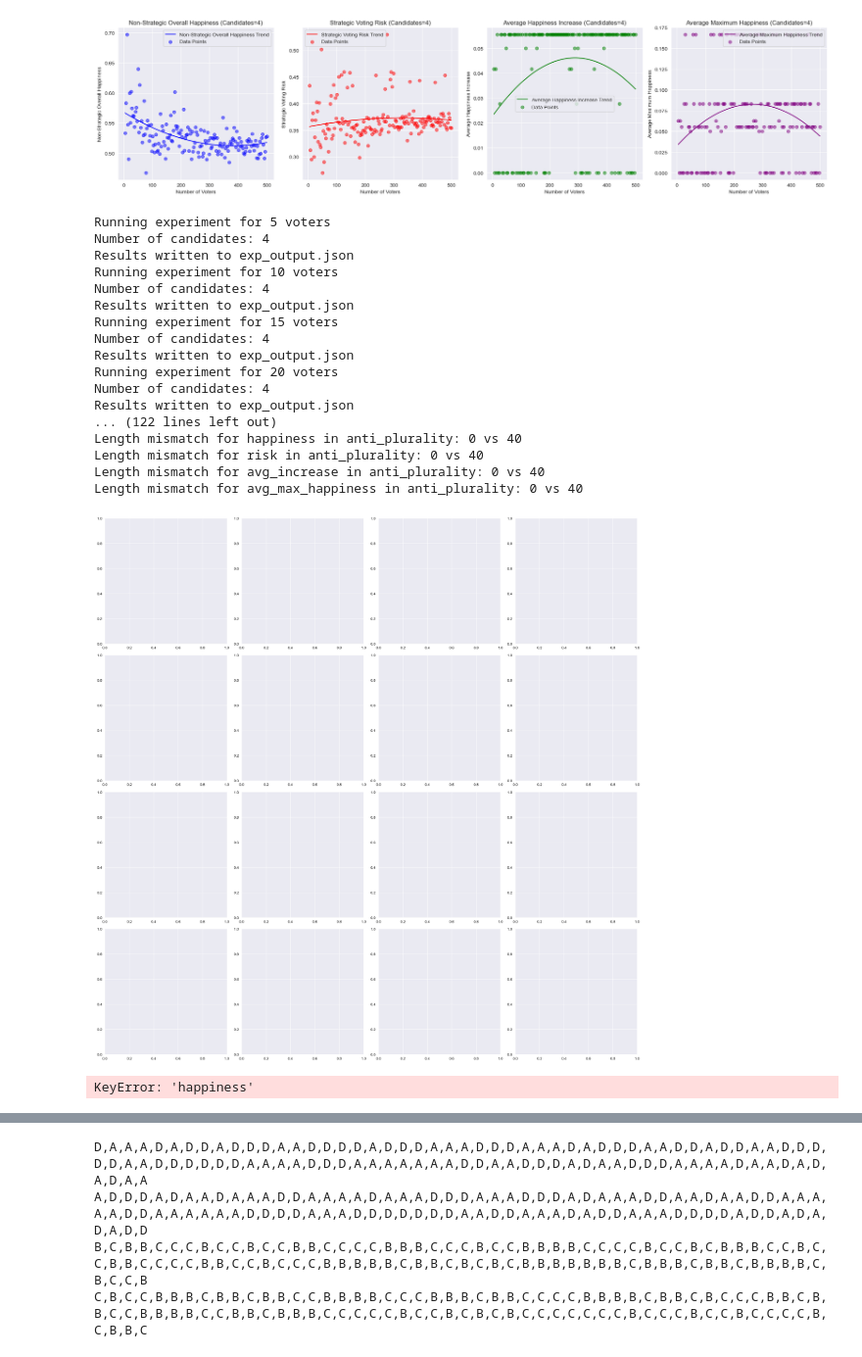
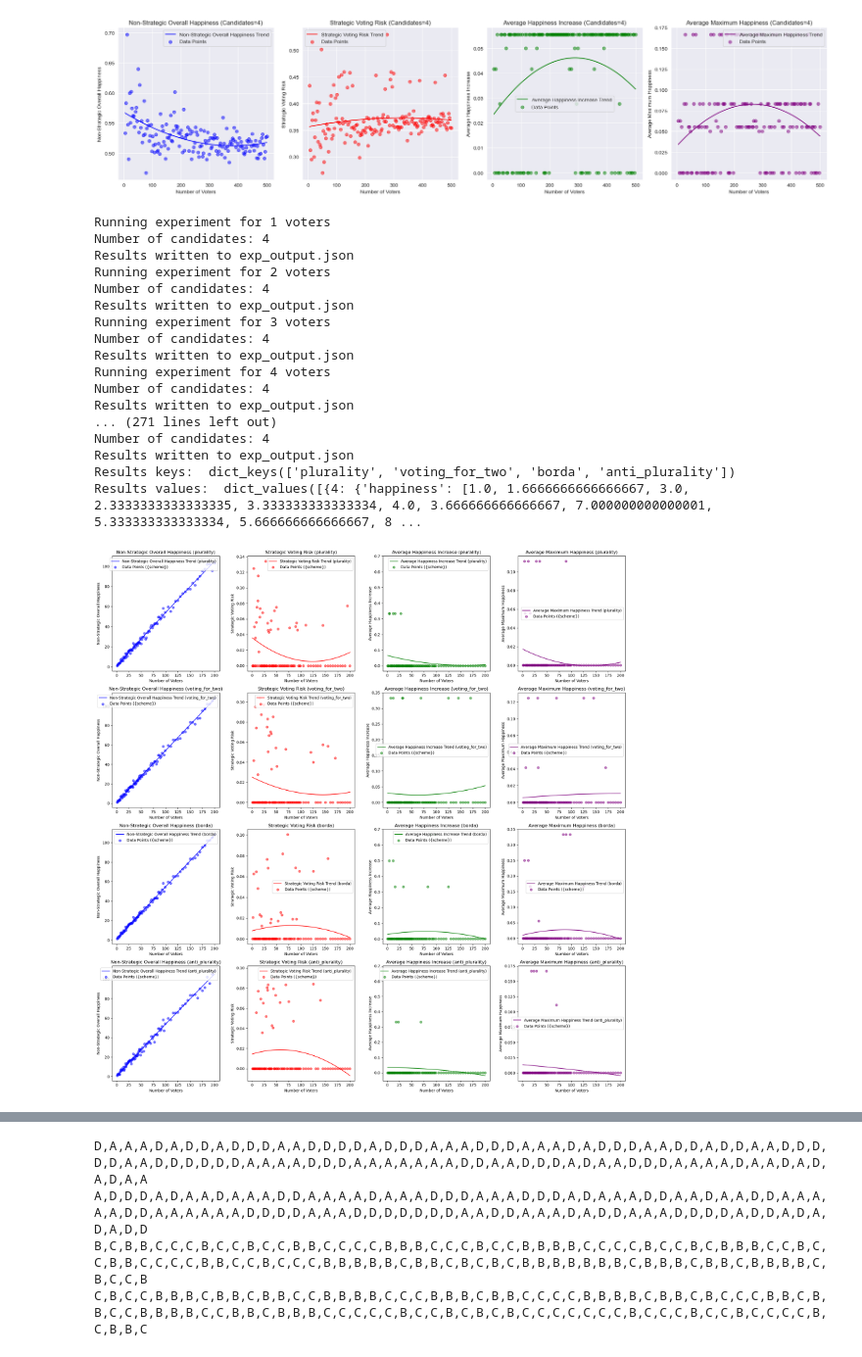
Before and after one commit to matsspoelgen/ams-tva, a Jupyter notebook: exp/experiments.ipynb, the cells around one changed output, grey strips where cells are left out. Shown at 98% size. Cells and saved outputs as stored; diff of their text form; code cells hidden in the pictures.

Commit message:
generate plots for all schemes

```diff
--- a/exp/experiments.ipynb
+++ b/exp/experiments.ipynb
@@ -132,11 +132,22 @@ def run_experiment(candidate_numbers, voter_numbers, schemes):
 
 def plot_metrics_for_all_schemes(results, voter_numbers, schemes):
     num_schemes = len(schemes)
-    num_metrics = 4  # Adjust based on actual metrics available
+    num_metrics = 4  # Assuming 4 metrics: happiness, risk, avg_increase, avg_max_happiness
     fig, axs = plt.subplots(num_schemes, num_metrics, figsize=(20, num_schemes * 5), squeeze=False)
 
+    # Assuming voter_numbers is a list of integers representing the indexes for the metrics
+    # If not, you'll need to adjust how you're using voter_numbers in plotting
+
     for scheme_idx, scheme in enumerate(schemes.keys()):
-        metrics = results.get(scheme, {})
+        metrics_for_scheme = results.get(scheme, {})
+
+        # Initialize a dictionary to hold aggregated metric values
+        aggregated_metrics = {metric: [] for metric in ['happiness', 'risk', 'avg_increase', 'avg_max_happiness']}
+
+        # Aggregate metric values across all candidate numbers
+        for candidate_number, metrics in metrics_for_scheme.items():
+            for metric in aggregated_metrics.keys():
+                aggregated_metrics[metric].extend(metrics.get(metric, []))
 
         for metric_idx, (metric, color, title) in enumerate([
             ('happiness', 'blue', 'Non-Strategic Overall Happiness'),
@@ -144,17 +155,16 @@ def plot_metrics_for_all_schemes(results, voter_numbers, schemes):
             ('avg_increase', 'green', 'Average Happiness Increase'),
             ('avg_max_happiness', 'purple', 'Average Maximum Happiness')]):
 
-            y_values = metrics.get(metric, [])
-            # Ensure y_values and voter_numbers have the same length
+            y_values = aggregated_metrics[metric]
+
             if len(y_values) != len(voter_numbers):
                 print(f"Length mismatch for {metric} in {scheme}: {len(y_values)} vs {len(voter_numbers)}")
-                # Handle mismatch here, e.g., by continuing to the next metric
-                continue
+                continue  # Skip plotting this metric due to length mismatch
 
-            # Proceed with polynomial fitting and plotting
-            coefficients = np.polyfit(voter_numbers, y_values, 2)
-            polynomial = np.poly1d(coefficients)
-            trend_line = polynomial(np.array(voter_numbers))
+            # Fit and plot trend line for aggregated metrics
+            coefficients = np.polyfit(voter_numbers, y_values, deg=2)
+            trend_poly = np.poly1d(coefficients)
+            trend_line = trend_poly(np.array(voter_numbers))
 
             ax = axs[scheme_idx, metric_idx]
             ax.plot(voter_numbers, trend_line, color=color, label=f'{title} Trend ({scheme})')
@@ -166,7 +176,6 @@ def plot_metrics_for_all_schemes(results, voter_numbers, schemes):
 
     plt.tight_layout()
     plt.show()
-
 
 def plot_combined_metrics_with_trends(results, voter_numbers):
     num_plots = len(results.keys())
@@ -278,31 +287,34 @@ Results written to exp_output.json
 # %%
 
 candidate_numbers = [4]  # Range of candidate numbers to test
-voter_numbers = list(range(5, 201, 5))  # Range of voter numbers to test
+voter_numbers_part1 = list(range(1, 51))  # 1 increment for the first 50 numbers
+voter_numbers_part2 = list(range(51, 101, 2))  # 2 increments for the next 50 numbers
+voter_numbers_part3 = list(range(105, 201, 5))  # 5 increments for the rest, starting at 105 to avoid overlap
 
-results, voter_numbers = run_experiment(candidate_numbers, voter_numbers, schemes)
+voter_numbers_combined = voter_numbers_part1 + voter_numbers_part2 + voter_numbers_part3
+
+results, voter_numbers = run_experiment(candidate_numbers, voter_numbers_combined, schemes)
 print("Results keys: ", results.keys())
 print("Results values: ", results.values())
 plot_metrics_for_all_schemes(results, voter_numbers, schemes)
-plot_combined_metrics_with_trends(results, voter_numbers)
-plot_combined_metrics_with_nonlinear_trends(results, voter_numbers)
+# plot_combined_metrics_with_trends(results, voter_numbers)
+# plot_combined_metrics_with_nonlinear_trends(results, voter_numbers)
 # %% [output]
-Running experiment for 5 voters
+Running experiment for 1 voters
 Number of candidates: 4
 Results written to exp_output.json
-Running experiment for 10 voters
+Running experiment for 2 voters
 Number of candidates: 4
 Results written to exp_output.json
-Running experiment for 15 voters
+Running experiment for 3 voters
 Number of candidates: 4
 Results written to exp_output.json
-Running experiment for 20 voters
+Running experiment for 4 voters
 Number of candidates: 4
 Results written to exp_output.json
-... (122 lines left out)
-Length mismatch for happiness in anti_plurality: 0 vs 40
-Length mismatch for risk in anti_plurality: 0 vs 40
-Length mismatch for avg_increase in anti_plurality: 0 vs 40
-Length mismatch for avg_max_happiness in anti_plurality: 0 vs 40
+... (271 lines left out)
+Number of candidates: 4
+Results written to exp_output.json
+Results keys:  dict_keys(['plurality', 'voting_for_two', 'borda', 'anti_plurality'])
+Results values:  dict_values([{4: {'happiness': [1.0, 1.6666666666666667, 3.0, 2.3333333333333335, 3.333333333333334, 4.0, 3.666666666666667, 7.000000000000001, 5.333333333333334, 5.666666666666667, 8 ...
-[figure, old version]
+[figure, new version]
-KeyError: 'happiness'
```
Also changed, not shown: parts of 2 cells of this notebook.
